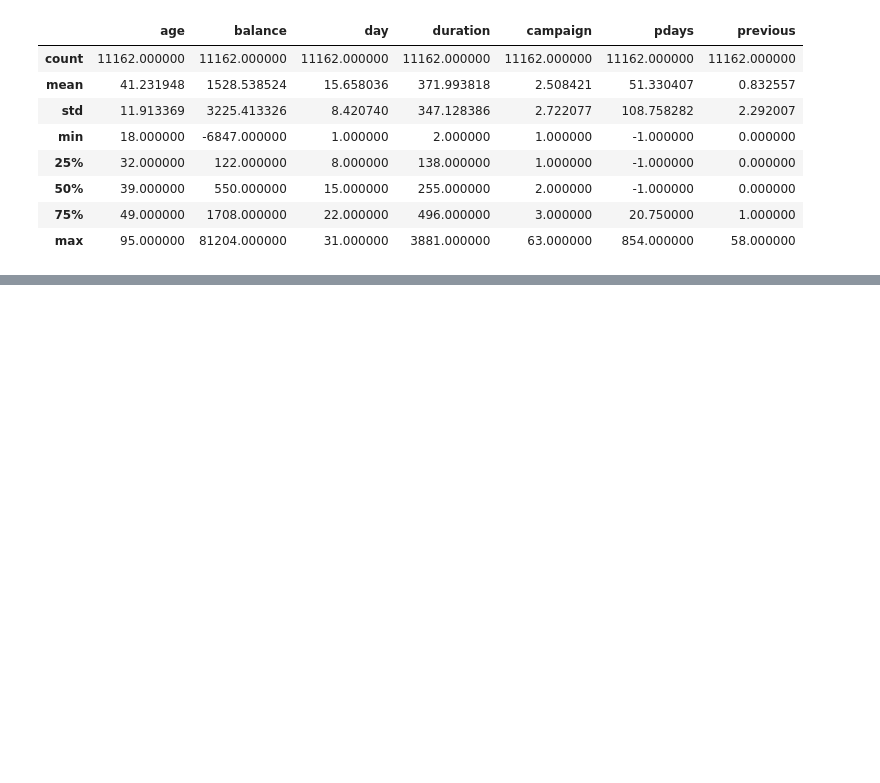
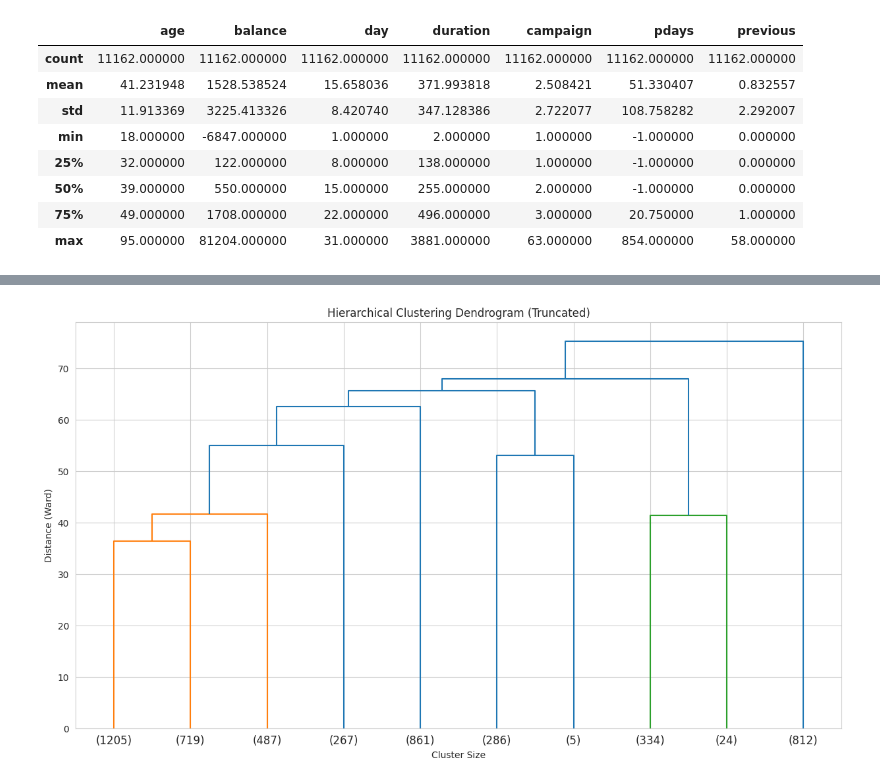
Before and after one commit to fauxriarty/EDA-Project, a Jupyter notebook: 22BDS0179_EDA.ipynb, the cells around one changed output, grey strips where cells are left out. Saved outputs shown, nothing was run; the diff lists cells and outputs as text; code cells hidden in the pictures; blank space fills up the shorter version.

```diff
--- a/22BDS0179_EDA.ipynb
+++ b/22BDS0179_EDA.ipynb
@@ -114,0 +360,90 @@ Summary Statistics:
+# %%
+# hierarchical clustering
+from sklearn.preprocessing import StandardScaler, OneHotEncoder
+from sklearn.compose import ColumnTransformer
+from sklearn.pipeline import Pipeline
+from scipy.cluster.hierarchy import dendrogram, linkage
+from sklearn.cluster import AgglomerativeClustering
+import numpy as np
+
+# For this bank marketing dataset, Hierarchical Clustering is more appropriate for a few key reasons:
+# 1.  Interpretability: The primary output, a dendrogram, is a powerful visual tool. It allows us to see how
+#     clusters merge and at what distance, providing a rich understanding of the data's structure. This is
+#     invaluable for EDA, as it helps in explaining the "why" behind customer segments to stakeholders.
+# 2.  No Pre-defined Number of Clusters: Unlike Spectral Clustering or K-Means, we don't need to specify the
+#     number of clusters (k) beforehand. The dendrogram helps us make an informed, data-driven decision on the
+#     optimal 'k' to choose.
+# 3.  Captures Nested Structures: Customer data often has a natural hierarchy. For example, a broad cluster
+#     of "high-value clients" might contain sub-clusters of "retired high-value" and "working professional
+#     high-value". Hierarchical clustering is explicitly designed to find these nested relationships.
+#
+# While Spectral Clustering is excellent for finding non-convex clusters (like rings or intertwined spirals),
+# such complex shapes are unlikely in this dataset. The segments here are more likely defined by feature
+# similarities (e.g., high balance, specific job type), which distance-based methods like Hierarchical
+# Clustering handle very effectively.
+
+# 1. data preparation for clustering
+# select features for clustering
+cluster_features = ['age', 'balance', 'duration', 'campaign', 'job', 'marital', 'education', 'housing', 'loan']
+df_cluster = df[cluster_features].copy()
+
+# separate numerical and categorical features
+numerical_features = ['age', 'balance', 'duration', 'campaign']
+categorical_features = ['job', 'marital', 'education', 'housing', 'loan']
+
+# create a preprocessing pipeline to scale numerical and one-hot encode categorical data
+preprocessor = ColumnTransformer(
+    transformers=[
+        ('num', StandardScaler(), numerical_features),
+        ('cat', OneHotEncoder(handle_unknown='ignore'), categorical_features)
+    ])
+
+# apply the transformations
+X_processed = preprocessor.fit_transform(df_cluster)
+print("✅ Data has been preprocessed for clustering.")
+
+# ensure X_processed is a dense numpy array for all subsequent steps
+X_processed_dense = X_processed.toarray() if hasattr(X_processed, 'toarray') else X_processed
+
+# 2. dendrogram visualization
+# hierarchical clustering is computationally intensive. we'll use a sample for the dendrogram.
+sample_size = 5000
+if X_processed_dense.shape[0] > sample_size:
+    sample_indices = np.random.choice(X_processed_dense.shape[0], sample_size, replace=False)
+    X_sample = X_processed_dense[sample_indices]
+else:
+    X_sample = X_processed_dense
+
+print(f"Generating dendrogram from a sample of {X_sample.shape[0]} data points...")
+
+# generate the linkage matrix using the 'ward' method
+linked = linkage(X_sample, method='ward')
+
+# plot the dendrogram
+plt.figure(figsize=(15, 8))
+dendrogram(linked,
+           orientation='top',
+           distance_sort='descending',
+           show_leaf_counts=True,
+           truncate_mode='lastp', # show only the last p merged clusters
+           p=10) # 'p' is the number of clusters to show
+plt.title('Hierarchical Clustering Dendrogram (Truncated)')
+plt.xlabel('Cluster Size')
+plt.ylabel('Distance (Ward)')
+plt.show()
+
+# 3. apply agglomerative clustering on the full dataset
+# based on the dendrogram, 4 clusters seem appropriate.
+num_clusters = 4
+agg_cluster = AgglomerativeClustering(n_clusters=num_clusters, linkage='ward')
+df_cluster['cluster'] = agg_cluster.fit_predict(X_processed_dense)
+
+print(f"\n✅ Hierarchical clustering complete. Data points assigned to {num_clusters} clusters.")
+print("\nNumber of clients in each cluster:")
+print(df_cluster['cluster'].value_counts())
+
+# 4. analyze the characteristics of each cluster
+print("\nMean values of numerical features for each cluster:")
+hier_cluster_analysis = df_cluster.groupby('cluster')[numerical_features].mean()
+display(hier_cluster_analysis)
+# %% [output]
@@ -114,0 +452 @@ Summary Statistics:
+[figure, added]
```
Also changed, not shown: parts of 29 cells of this notebook.
